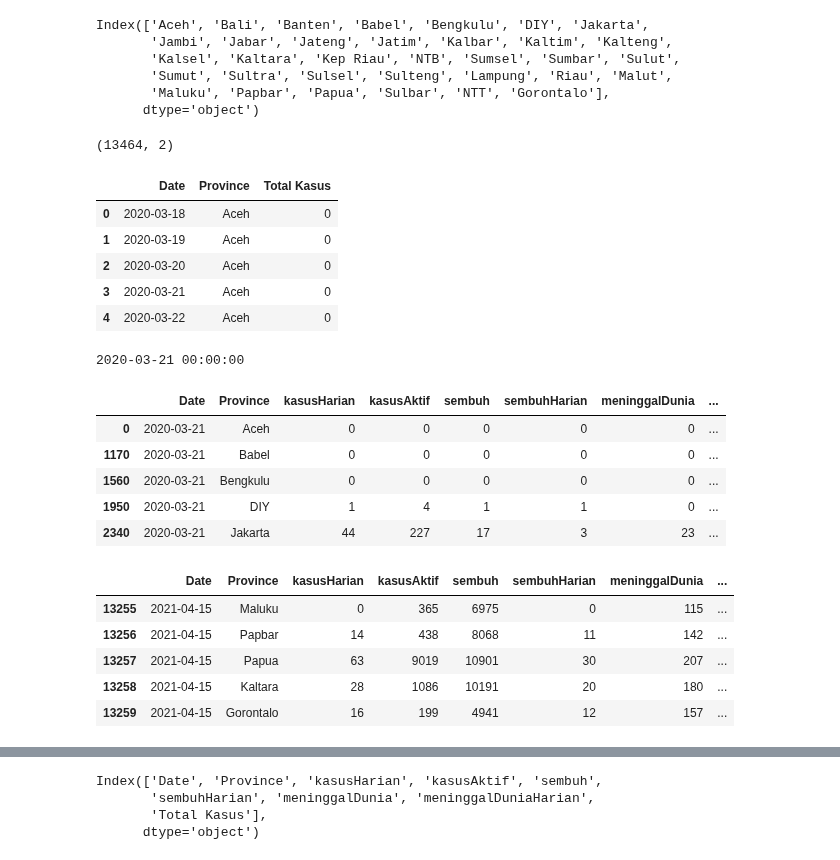
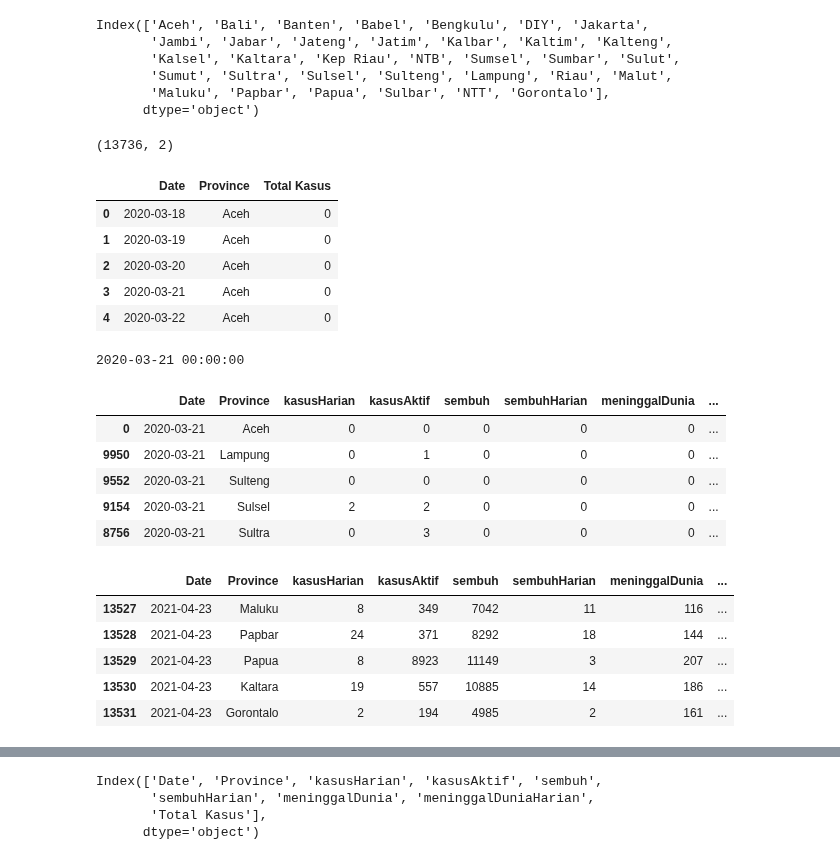
Before and after one commit to Svensone/bali-covid-app, a Jupyter notebook: data/daily_data_covid_bali_processing.ipynb, the cells around one changed output, grey strips where cells are left out. Saved outputs shown, nothing was run; the diff lists cells and outputs as text; code cells hidden in the pictures.

```diff
--- a/data/daily_data_covid_bali_processing.ipynb
+++ b/data/daily_data_covid_bali_processing.ipynb
@@ -614,9 +603,9 @@ for i, province in enumerate(column_names):
 # %%
 print(df_totKasus.shape)
 df_totKasus1 = df_totKasus.reset_index()
-df_totKasus1.head()
+# df_totKasus1.head()
 # %% [output]
-(13464, 2)
+(13736, 2)
 |  | Date | Province | Total Kasus |
 | 0 | 2020-03-18 | Aceh | 0 |
 | 1 | 2020-03-19 | Aceh | 0 |
@@ -653,26 +642,26 @@ for index, df in enumerate(dfs1):
 # check if datetime format correct
 print(df_total['Date'].iloc[0])
 df_total = df_total.sort_values(by="Date")
-df_total.head()
+# df_total.head()
 # %% [output]
 2020-03-21 00:00:00
 |  | Date | Province | kasusHarian | kasusAktif | sembuh | sembuhHarian | meninggalDunia | ... |
 | 0 | 2020-03-21 | Aceh | 0 | 0 | 0 | 0 | 0 | ... |
-| 1170 | 2020-03-21 | Babel | 0 | 0 | 0 | 0 | 0 | ... |
-| 1560 | 2020-03-21 | Bengkulu | 0 | 0 | 0 | 0 | 0 | ... |
-| 1950 | 2020-03-21 | DIY | 1 | 4 | 1 | 1 | 0 | ... |
-| 2340 | 2020-03-21 | Jakarta | 44 | 227 | 17 | 3 | 23 | ... |
+| 9950 | 2020-03-21 | Lampung | 0 | 1 | 0 | 0 | 0 | ... |
+| 9552 | 2020-03-21 | Sulteng | 0 | 0 | 0 | 0 | 0 | ... |
+| 9154 | 2020-03-21 | Sulsel | 2 | 2 | 0 | 0 | 0 | ... |
+| 8756 | 2020-03-21 | Sultra | 0 | 3 | 0 | 0 | 0 | ... |
 # %%
 # merge with total Kasus df from before
 df_total = pd.merge(df_total, df_totKasus1, on=['Date', 'Province'])
-df_total.tail()
+# df_total.tail()
 # %% [output]
 |  | Date | Province | kasusHarian | kasusAktif | sembuh | sembuhHarian | meninggalDunia | ... |
-| 13255 | 2021-04-15 | Maluku | 0 | 365 | 6975 | 0 | 115 | ... |
-| 13256 | 2021-04-15 | Papbar | 14 | 438 | 8068 | 11 | 142 | ... |
-| 13257 | 2021-04-15 | Papua | 63 | 9019 | 10901 | 30 | 207 | ... |
-| 13258 | 2021-04-15 | Kaltara | 28 | 1086 | 10191 | 20 | 180 | ... |
-| 13259 | 2021-04-15 | Gorontalo | 16 | 199 | 4941 | 12 | 157 | ... |
+| 13527 | 2021-04-23 | Maluku | 8 | 349 | 7042 | 11 | 116 | ... |
+| 13528 | 2021-04-23 | Papbar | 24 | 371 | 8292 | 18 | 144 | ... |
+| 13529 | 2021-04-23 | Papua | 8 | 8923 | 11149 | 3 | 207 | ... |
+| 13530 | 2021-04-23 | Kaltara | 19 | 557 | 10885 | 14 | 186 | ... |
+| 13531 | 2021-04-23 | Gorontalo | 2 | 194 | 4985 | 2 | 161 | ... |
 # %%
 # adjust Province Names
 df_total['Province'].unique()
```
Also changed, not shown: parts of 23 cells of this notebook, 6 other files.
